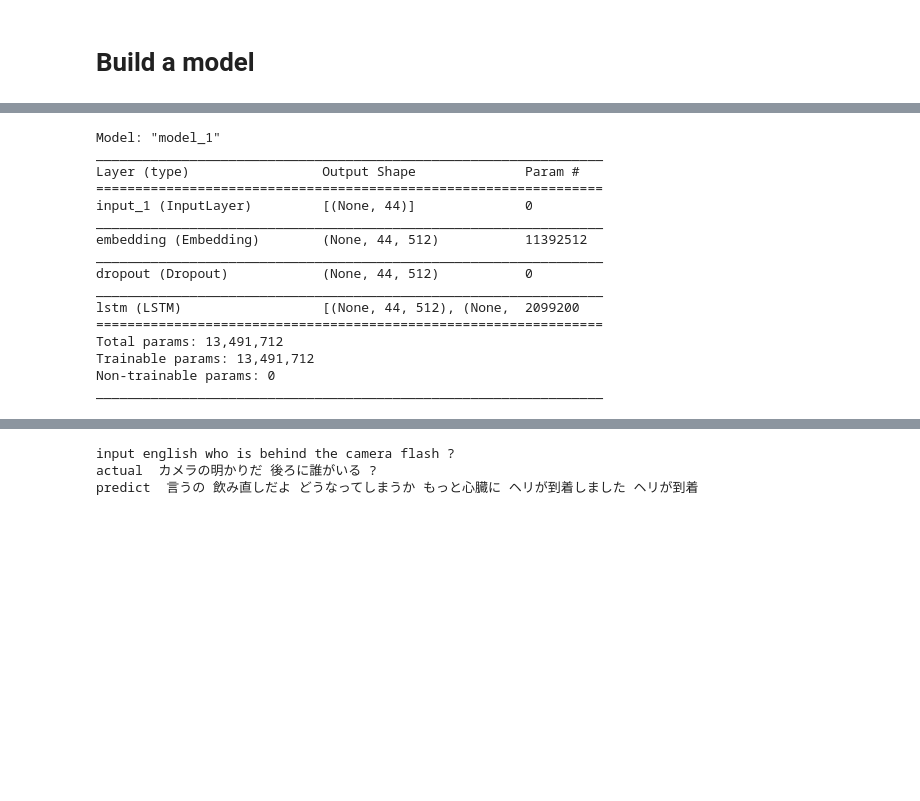
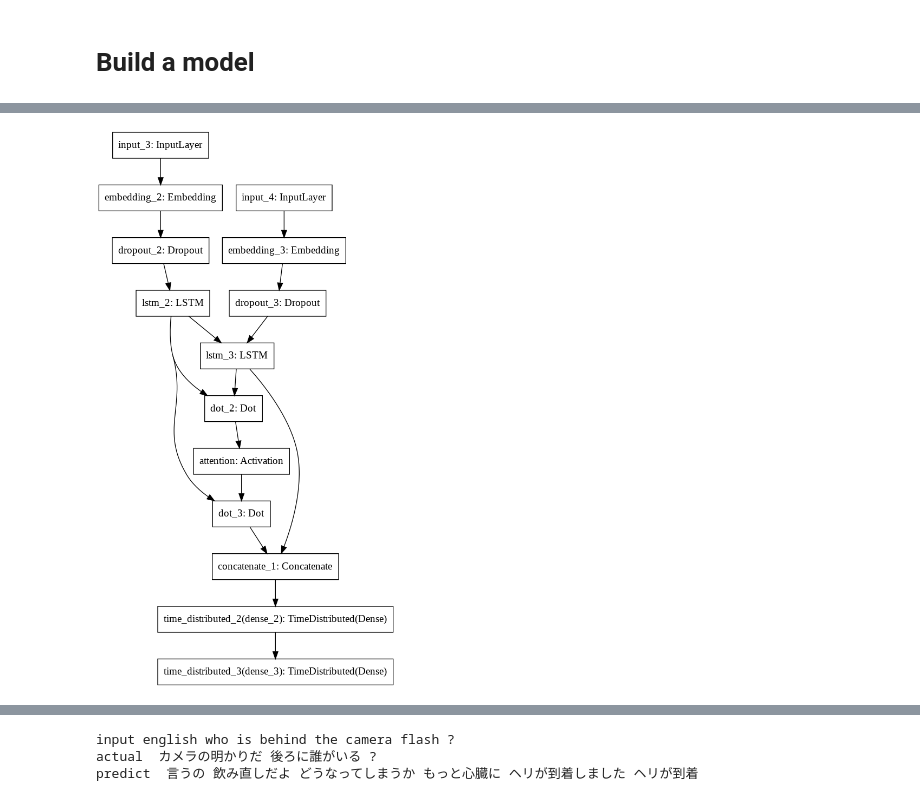
Before and after one commit to atsushii/Neural-Machine-Translation-Project, a Jupyter notebook: text_translation/translation_en_to_ja.ipynb, the cells around one changed output, grey strips where cells are left out. Saved outputs shown, nothing was run; the diff lists cells and outputs as text; code cells hidden in the pictures; blank space fills up the shorter version.

Commit message:
add predict model

```diff
--- a/text_translation/translation_en_to_ja.ipynb
+++ b/text_translation/translation_en_to_ja.ipynb
@@ -495,11 +442,8 @@ def generate_batch(X = X_train, Y = Y_train, batch_size=64):
 # %%
 # initial hyper parameter
 dropout = 0.1
-batch_size = 32
-units = 512
-lr = 0.001
-l2 = 0.001
-optimizer = "adam"
-activation = "tanh"
+units = 1024
+lr = 0.01
+l2 = 0000.1
 # %% [markdown]
 # Build a model
@@ -613,3 +524,8 @@ def precision(y_true, y_pred):
+# %%
+from tensorflow.keras.utils import plot_model
+plot_model(model, to_file='multiple_inputs.png')
+# %% [output]
+[figure, added]
 # %%
 # checkpoint
 filename = 'model.h1.22_Nov_19'
@@ -625,21 +538,0 @@ grid_result = grid.fit([encoder_input_data, decoder_input_data], decoder_target_
-# %%
-# define encoder model
-encoder_model = Model(encoder_input, test_encoder_state)
-encoder_model.summary()
-# %% [output]
-Model: "model_1"
-_________________________________________________________________
-Layer (type)                 Output Shape              Param #
-=================================================================
-input_1 (InputLayer)         [(None, 44)]              0
-_________________________________________________________________
-embedding (Embedding)        (None, 44, 512)           11392512
-_________________________________________________________________
-dropout (Dropout)            (None, 44, 512)           0
-_________________________________________________________________
-lstm (LSTM)                  [(None, 44, 512), (None,  2099200
-=================================================================
-Total params: 13,491,712
-Trainable params: 13,491,712
-Non-trainable params: 0
-_________________________________________________________________
```
Also changed, not shown: parts of 34 cells of this notebook.
